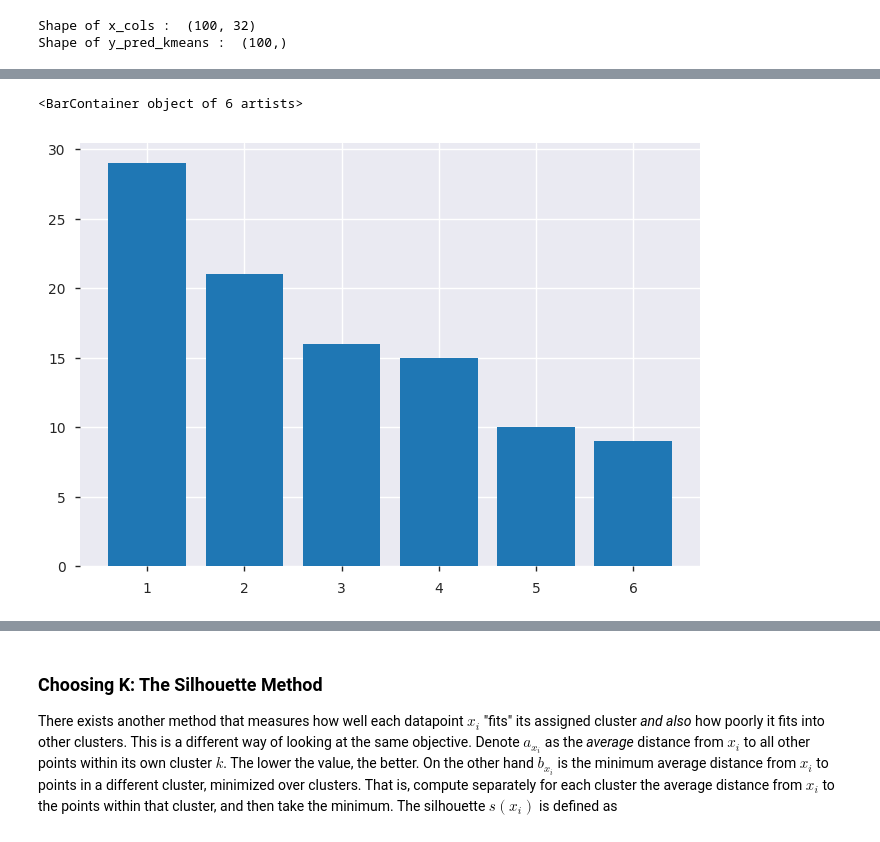
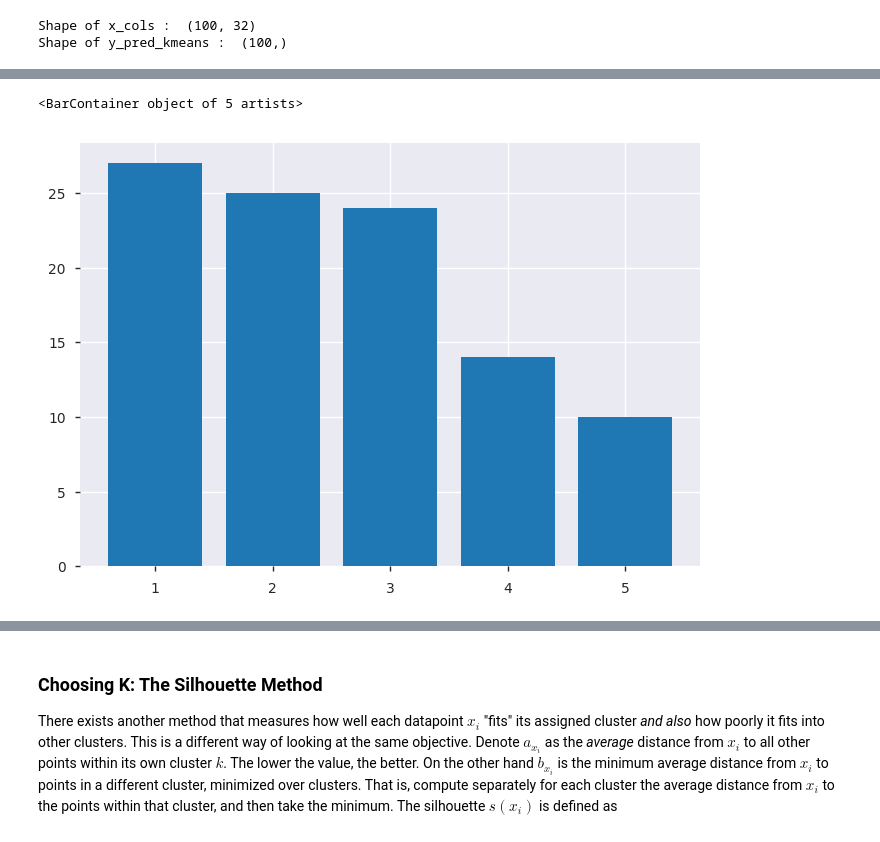
Before and after one commit to amarsinghen/springboard-miniprojects, a Jupyter notebook: mini-project-unit_8_2/Mini_Project_Clustering.ipynb, the cells around one changed output, grey strips where cells are left out. Saved outputs shown, nothing was run; the diff lists cells and outputs as text; code cells hidden in the pictures.

Commit message:
updated silhoutte score and pca charts

```diff
--- a/mini-project-unit_8_2/Mini_Project_Clustering.ipynb
+++ b/mini-project-unit_8_2/Mini_Project_Clustering.ipynb
@@ -214,11 +204,12 @@ plt.plot(list(SSE.keys()), list(SSE.values()))
 # %%
 # Make a bar chart showing the number of points in each cluster for k-means under the best  K.
-K=6
+K=5
+kmeans_df = df_customer.assign()
 kmeans = KMeans(n_clusters=K)
-kmeans.fit(x_cols)
-df_customer['cluster_label'] = kmeans.labels_
-num_customers_in_clusters = df_customer.cluster_label.value_counts()
+kmeans.fit(kmeans_df[kmeans_df.columns[1:]].values)
+kmeans_df['cluster_label'] = kmeans.labels_
+num_customers_in_clusters = kmeans_df.cluster_label.value_counts()
 plt.bar(range(1,K+1), num_customers_in_clusters)
 # %% [output]
-<BarContainer object of 6 artists>
+<BarContainer object of 5 artists>
-[figure, old version]
+[figure, new version]
```
Also changed, not shown: parts of 12 cells of this notebook.
